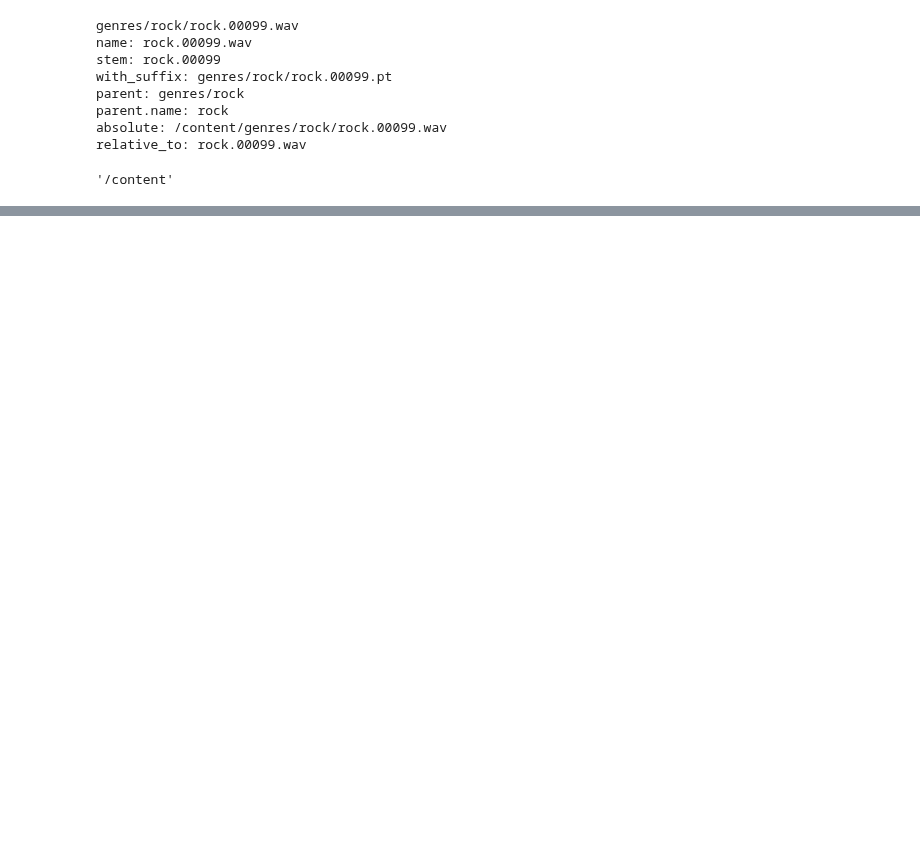
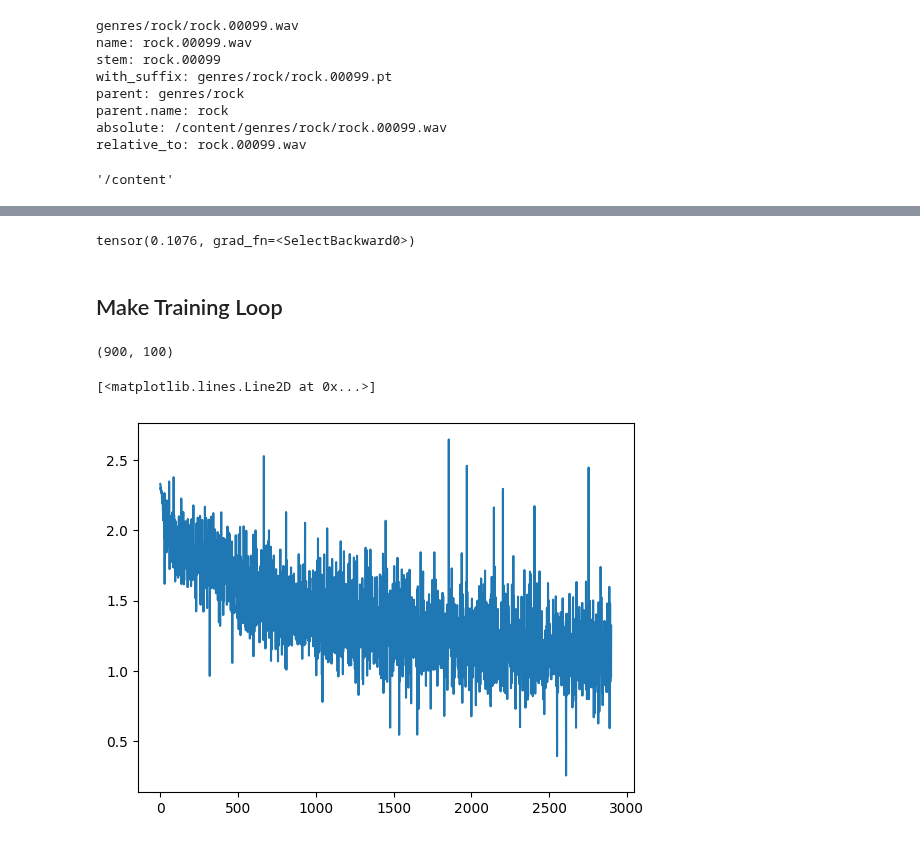
Before and after one commit to jdasam/ant5015, a Jupyter notebook: notebooks/4th_week_genre_classification.ipynb, the cells around one changed output, grey strips where cells are left out. Cells and saved outputs as stored; diff of their text form; code cells hidden in the pictures; blank space fills up the shorter version.

```diff
--- a/notebooks/4th_week_genre_classification.ipynb
+++ b/notebooks/4th_week_genre_classification.ipynb
@@ -167,12 +200,14 @@ pwd
 # %%
+
 import torch
 
 data_loader = torch.utils.data.DataLoader(dataset,
                                           batch_size=32,
-                                          shuffle=True)
+                                          shuffle=True,
+                                          collate_fn=custom_collate_fn)
 
 # for batch in data_loader:
 #   print(batch)
 #   break
 batch = next(iter(data_loader))
-batch
+audios, labels = batch
@@ -194,0 +272,44 @@ batch
+# %%
+out[17, 2] # probability of 17th sample to belong to 2nd Category
+# %% [output]
+tensor(0.1076, grad_fn=<SelectBackward0>)
+# %% [markdown]
+## Make Training Loop
+# %%
+# split
+train_set, test_set= torch.utils.data.random_split(dataset, [900, 100])
+len(train_set), len(test_set)
+# %% [output]
+(900, 100)
+# %%
+from tqdm.auto import tqdm
+DEV = 'cuda'
+model = Model()
+optimizer = torch.optim.Adam(model.parameters())
+model.to(DEV) # move every parameter tensor to GPU
+loss_records = []
+data_loader = torch.utils.data.DataLoader(train_set, batch_size=32, shuffle=True, collate_fn=custom_collate_fn)
+
+# batch = next(iter(data_loader))
+num_epochs = 100
+
+for epoch in tqdm(range(num_epochs)):
+  for batch in data_loader:
+    audios, labels = batch
+  # for _ in tqdm(range(100)):
+    prob = model(audios.to(DEV))
+    # negative log likelihood
+    prob_of_correct_class = prob[torch.arange(len(prob)), labels]
+    # prob_of_correct_class
+    nll = -torch.log(prob_of_correct_class + 1e-8)
+    loss = nll.mean()
+    loss.backward() # backpropagation: Make gradient for each parameters
+    optimizer.step() # update parameter
+    optimizer.zero_grad() # reset gradient
+    loss_records.append(loss.item())
+# %%
+import matplotlib.pyplot as plt
+plt.plot(loss_records)
+# %% [output]
+[<matplotlib.lines.Line2D at 0x...>]
+[figure, added]
```
Also changed, not shown: parts of 11 cells of this notebook.
